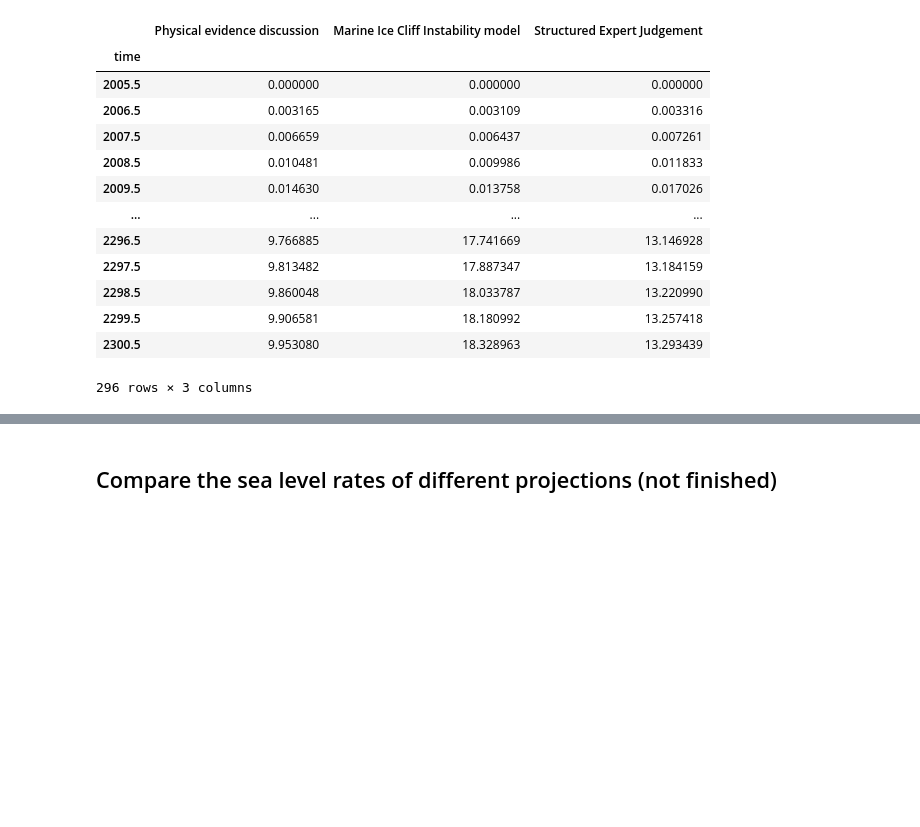
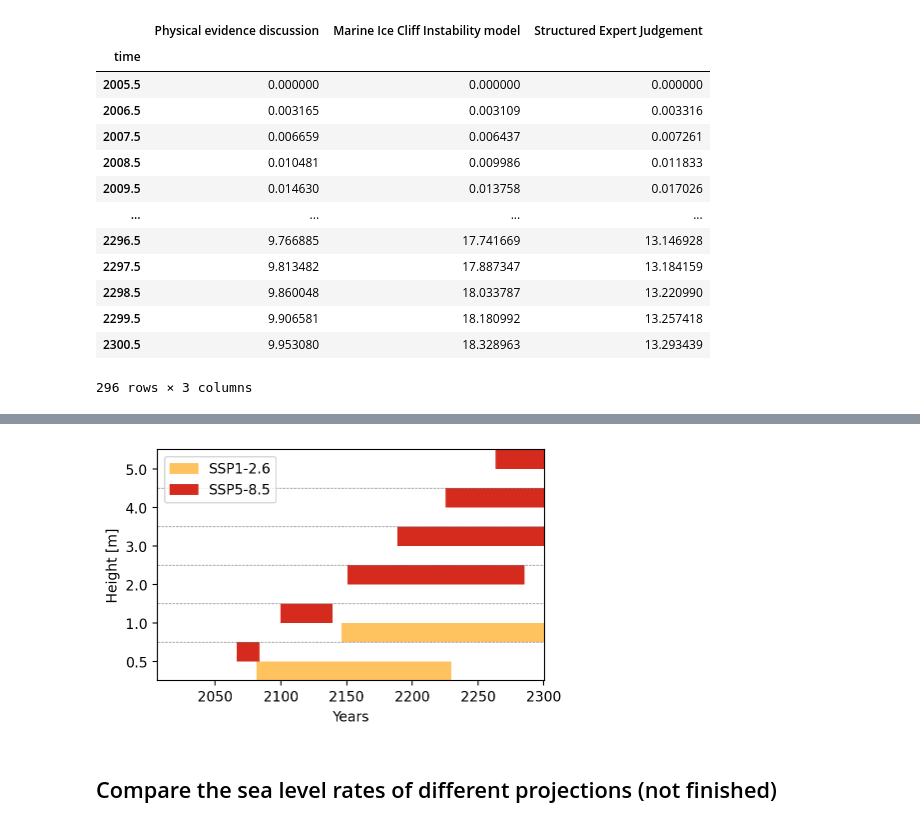
Before and after one commit to KNMI-sealevel/KNMI23_SeaLevelScenarios, a Jupyter notebook: FiguresScenKNMI23.ipynb, the cells around one changed output, grey strips where cells are left out. Cells and saved outputs as stored; diff of their text form; code cells hidden in the pictures; blank space fills up the shorter version.

```diff
--- a/FiguresScenKNMI23.ipynb
+++ b/FiguresScenKNMI23.ipynb
@@ -521,0 +665,8 @@ lphi_ts_df
+# %%
+years_df = pd.DataFrame(index=[0.5, 1, 2, 3, 4, 5], columns=comb_df.columns)
+years_df.index.name = 'Height'
+
+for h in years_df.index:
+    years_df.loc[h,:] = comb_df.sub(h).abs().idxmin()
+
+years_df
@@ -522,3 +728,13 @@ lphi_ts_df
+# %%
+fig, ax = plt.subplots(1, figsize=([5,3]))
+
+ax = uncertainty_time_fig(ax, years_df)
+ax.set_xlabel('Years')
+ax.set_ylabel('Height [m]')
+
+plt.savefig(f'./figures/TimeUncertainty2300.pdf', bbox_inches="tight", dpi=150)
+# %% [output]
+[figure, added]
 # %% [markdown]
 ## Compare the sea level rates of different projections (not finished)
 # %%
```
Also changed, not shown: parts of 17 cells of this notebook, 1 other file.
